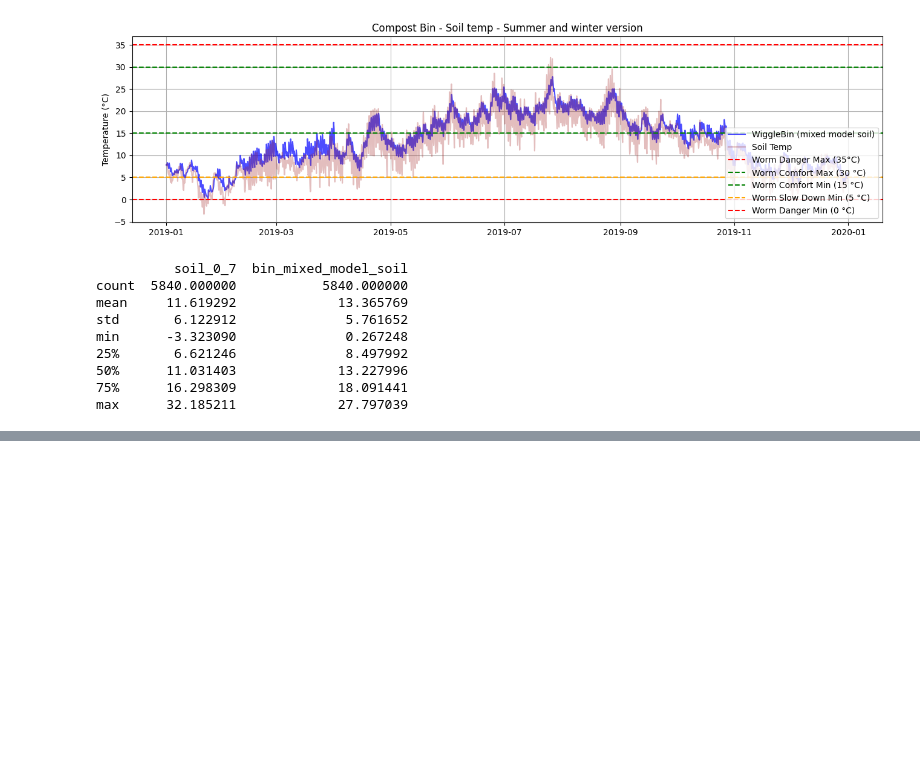
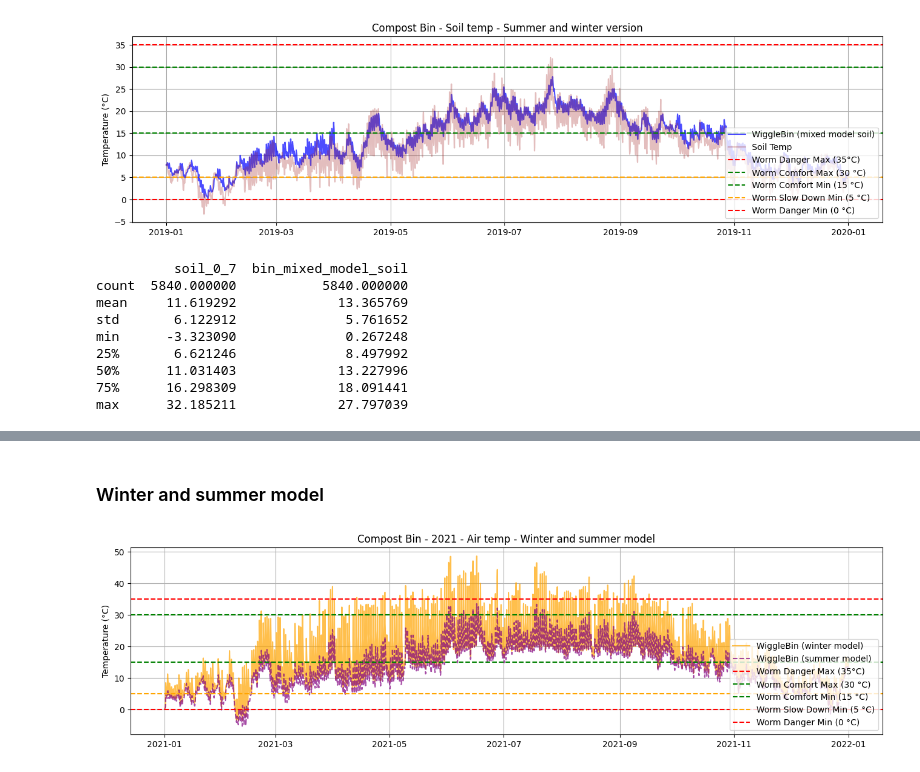
Before and after one commit to wiggle-bin/wiggle-research, a Jupyter notebook: wiggle-bin-year-analysis.ipynb, the cells around one changed output, grey strips where cells are left out. Saved outputs shown, nothing was run; the diff lists cells and outputs as text; code cells hidden in the pictures; blank space fills up the shorter version.

```diff
--- a/wiggle-bin-year-analysis.ipynb
+++ b/wiggle-bin-year-analysis.ipynb
@@ -179,0 +220,33 @@ max      32.185211             27.797039
+# %% [markdown]
+### Winter and summer model
+# %%
+# air ambient
+year_2021['bin_winter_model'] = simulate(
+    year_2021,
+    partial_shade=True,
+    color='black',
+    insulation=True,
+    auto_venting_lid=True
+)
+year_2021['bin_summer_model'] = simulate(
+    year_2021,
+    partial_shade=True,
+    color='white',
+    insulation=True,
+    auto_venting_lid=True,
+    shade_on_hot_days=True
+)
+
+plt.figure(figsize=(16, 4))
+# plt.plot(selected_summer.index, selected_summer['temp'], label='Air Temp', color='skyblue')
+# plt.plot(selected_summer.index, selected_summer['soil_0_7'], label='Soil Temp', color='brown', linestyle="--", alpha=0.5)
+plt.plot(year_2021.index, year_2021['bin_winter_model'], label='WiggleBin (winter model)', color='orange', alpha=0.7)
+plt.plot(year_2021.index, year_2021['bin_summer_model'], label='WiggleBin (summer model)', color='purple', alpha=0.7, linestyle="--")
+plt.title("Compost Bin - 2021 - Air temp - Winter and summer model")
+plt.ylabel("Temperature (°C)")
+add_worm_temperature_zones()
+plt.legend(loc='lower right')
+plt.grid()
+plt.show()
+# %% [output]
+[figure, added]
```
Also changed, not shown: parts of 14 cells of this notebook.
